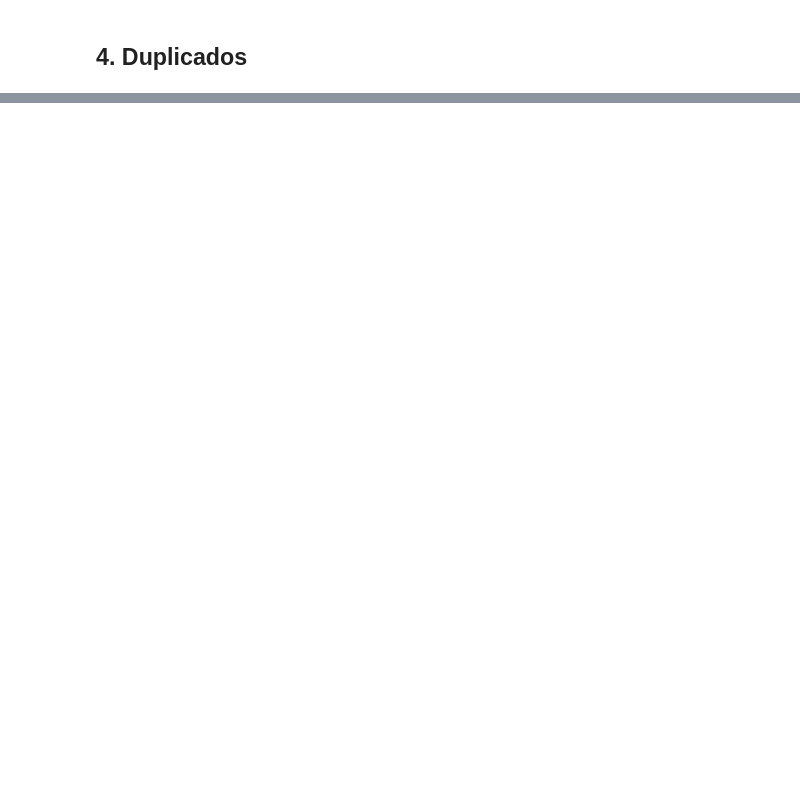
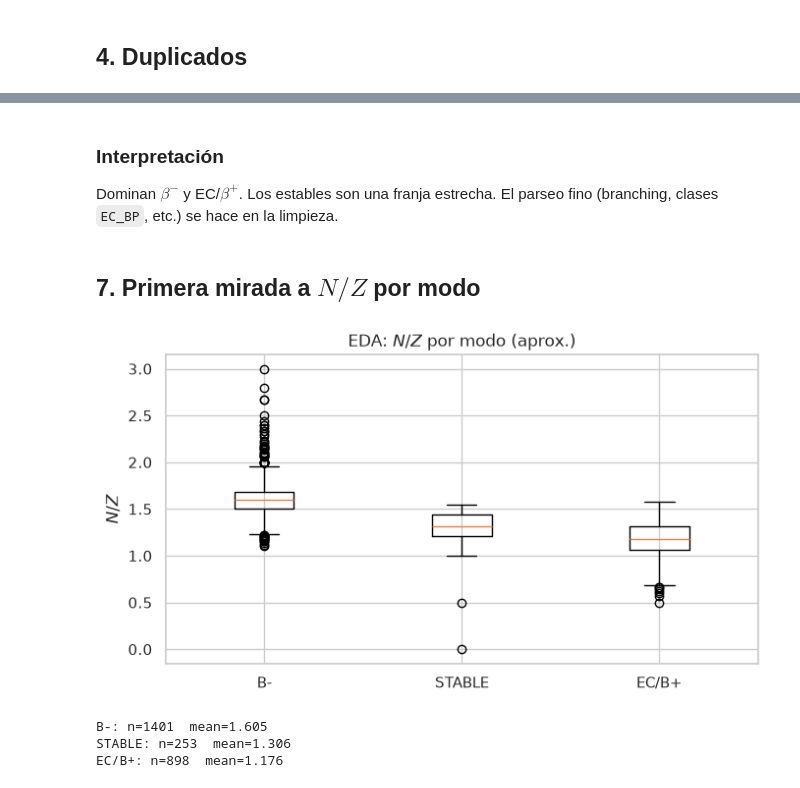
Before and after one commit to isabelnieto900/nudat3-decay-stability, a Jupyter notebook: notebooks/01_eda.ipynb, the cells around one changed output, grey strips where cells are left out. Saved outputs shown, nothing was run; the diff lists cells and outputs as text; code cells hidden in the pictures; blank space fills up the shorter version.

```diff
--- a/notebooks/01_eda.ipynb
+++ b/notebooks/01_eda.ipynb
@@ -628,0 +189,21 @@ Qβ− < 0 (canal cerrado / convención): 1686
+# %% [markdown]
+### Interpretación
+
+Dominan $\beta^-$ y EC/$\beta^+$. Los estables son una franja estrecha. El parseo fino (branching, clases `EC_BP`, etc.) se hace en la limpieza.
+# %% [markdown]
+## 7. Primera mirada a $N/Z$ por modo
+# %%
+fig, ax = plt.subplots(figsize=(7, 4))
+order = ["B-", "STABLE", "EC/B+"]
+data = [gs.loc[gs["mode_rough"] == m, "N_over_Z"].dropna() for m in order]
+ax.boxplot(data, tick_labels=order)
+ax.set_ylabel("$N/Z$"); ax.set_title("EDA: $N/Z$ por modo (aprox.)")
+plt.tight_layout()
+plt.show()
+for m, s in zip(order, data):
+    print(f"{m}: n={len(s)}  mean={s.mean():.3f}")
+# %% [output]
+[figure, added]
+B-: n=1401  mean=1.605
+STABLE: n=253  mean=1.306
+EC/B+: n=898  mean=1.176
```
Also changed, not shown: parts of 39 cells of this notebook.
